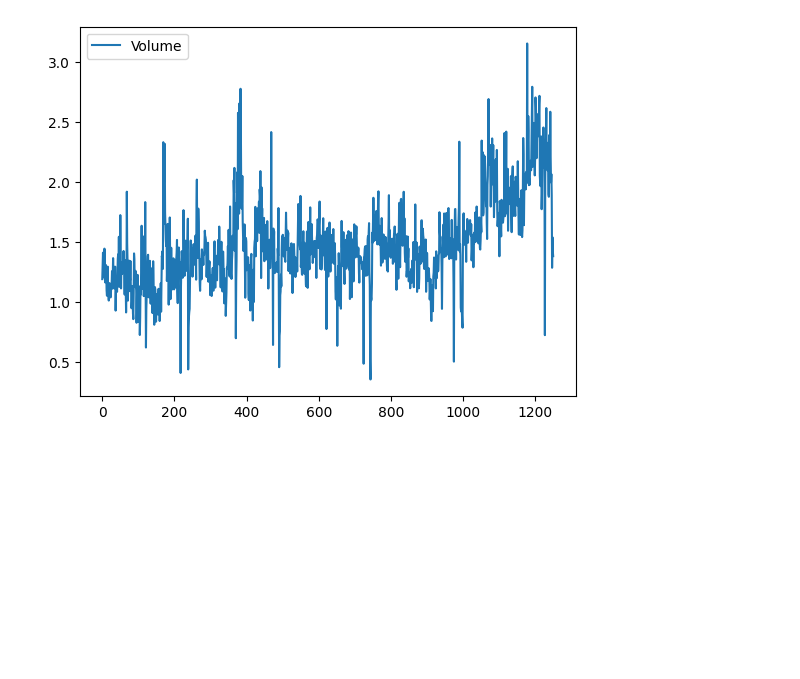
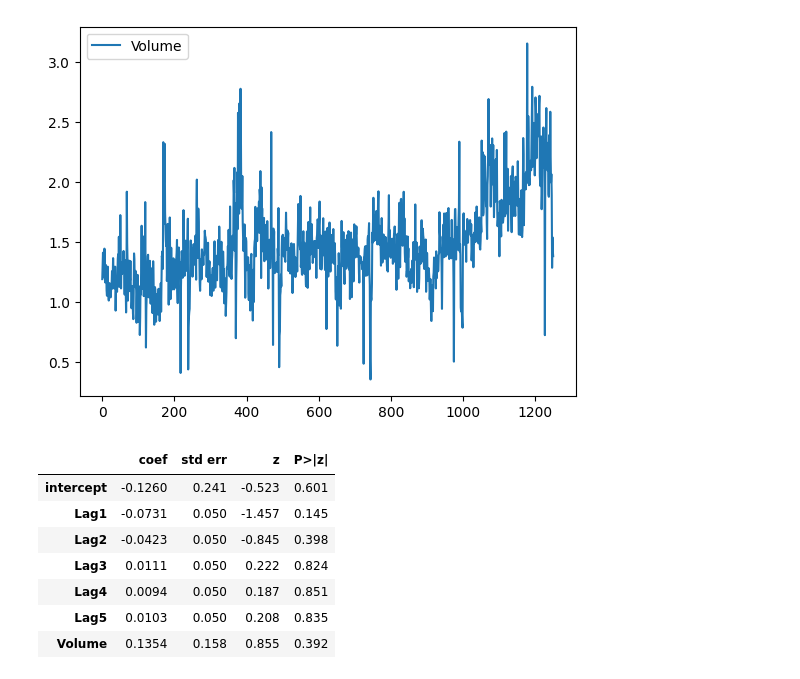
Before and after one commit to xuzmocode4-325/isl, a Jupyter notebook: 3-classification/notebooks/lab.ipynb, the cells around one changed output. Drawn from its saved outputs; the diff is of its cells as text; code cells hidden in the pictures; blank space fills up the shorter version.

```diff
--- a/3-classification/notebooks/lab.ipynb
+++ b/3-classification/notebooks/lab.ipynb
@@ -63,3 +76,20 @@ Smarket.corr(numeric_only=True)
 Smarket.plot(y='Volume');
 # %% [output]
 [figure]
+# %%
+allvars = Smarket.columns.drop (['Today', 'Direction', 'Year'])
+design = MS(allvars)
+X = design.fit_transform(Smarket)
+y = Smarket.Direction == 'Up'
+glm = sm.GLM(y, X, family=sm. families.Binomial())
+results = glm.fit ()
+summarize (results)
+# %% [output]
+|  | coef | std err | z | P>|z| |
+| intercept | -0.1260 | 0.241 | -0.523 | 0.601 |
+| Lag1 | -0.0731 | 0.050 | -1.457 | 0.145 |
+| Lag2 | -0.0423 | 0.050 | -0.845 | 0.398 |
+| Lag3 | 0.0111 | 0.050 | 0.222 | 0.824 |
+| Lag4 | 0.0094 | 0.050 | 0.187 | 0.851 |
+| Lag5 | 0.0103 | 0.050 | 0.208 | 0.835 |
+| Volume | 0.1354 | 0.158 | 0.855 | 0.392 |
```
Also changed, not shown: parts of 8 cells of this notebook.
